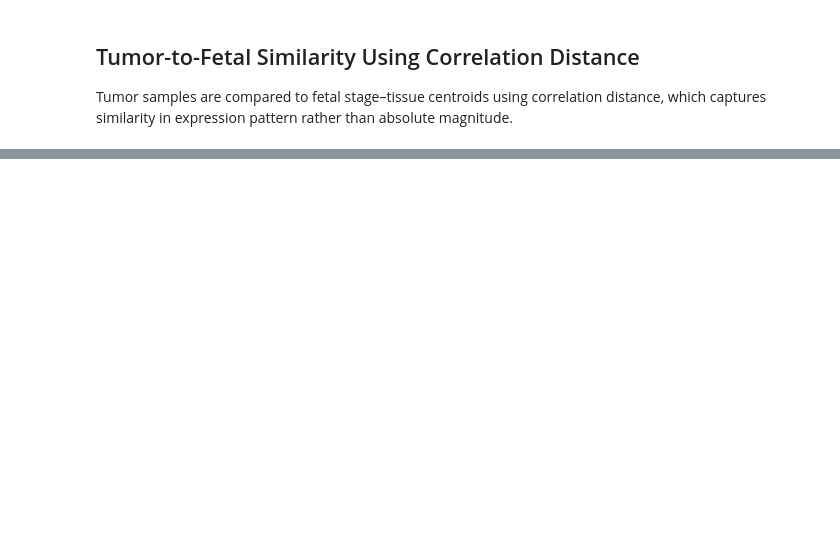
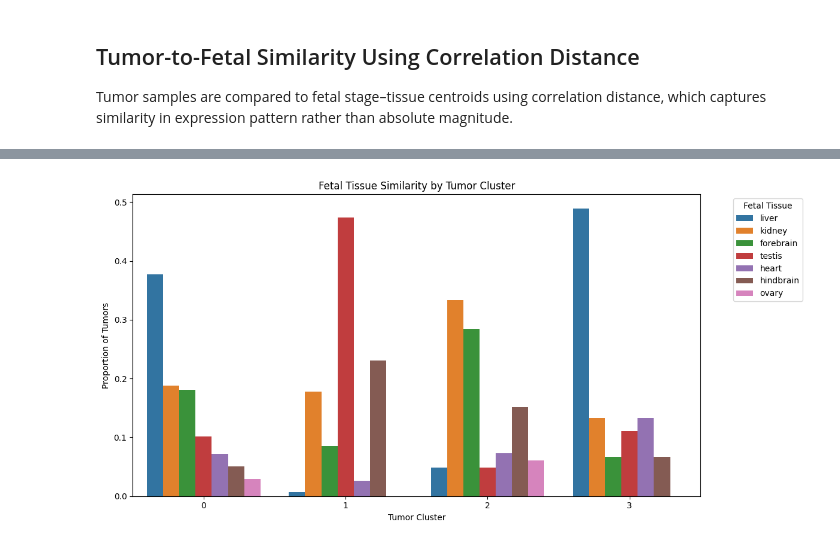
Before and after one commit to SkylarS300/cancer-development-transcriptomics, a Jupyter notebook: notebooks/analysis_clean.ipynb, the cells around one changed output, grey strips where cells are left out. Saved outputs shown, nothing was run; the diff lists cells and outputs as text; code cells hidden in the pictures; blank space fills up the shorter version.

Commit message:
feat: finalized tumor vs fetal transcriptomics analysis with clustering

```diff
--- a/notebooks/analysis_clean.ipynb
+++ b/notebooks/analysis_clean.ipynb
@@ -229,0 +316,10 @@ Rather than matching a single fetal state, tumors distribute across multiple dev
+# %%
+cluster_tissue_props = (
+    tumor_cluster_df
+    .groupby("cluster")["tissue"]
+    .value_counts(normalize=True)
+    .rename("proportion")
+    .reset_index()
+)
+
+cluster_tissue_props.head(20)
@@ -229,0 +344,20 @@ Rather than matching a single fetal state, tumors distribute across multiple dev
+# %%
+plt.figure(figsize=(12, 6))
+
+sns.barplot(
+    data=cluster_tissue_props,
+    x="cluster",
+    y="proportion",
+    hue="tissue"
+)
+
+plt.title("Fetal Tissue Similarity by Tumor Cluster")
+plt.xlabel("Tumor Cluster")
+plt.ylabel("Proportion of Tumors")
+plt.legend(title="Fetal Tissue", bbox_to_anchor=(1.05, 1), loc="upper left")
+
+plt.tight_layout()
+plt.savefig("../results/figures/cluster_fetal_similarity.png", dpi=300, bbox_inches="tight")
+plt.show()
+# %% [output]
+[figure, added]
```
Also changed, not shown: parts of 17 cells of this notebook, 4 other files.
